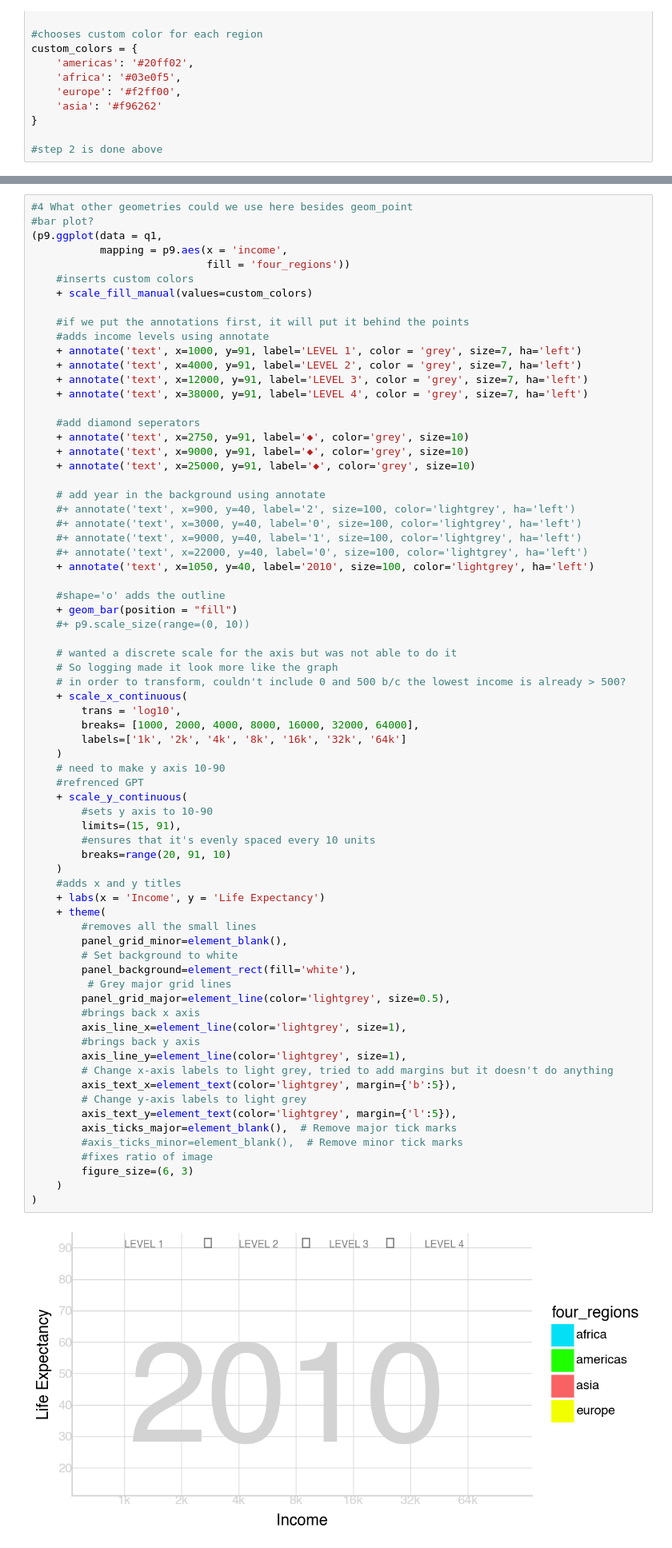
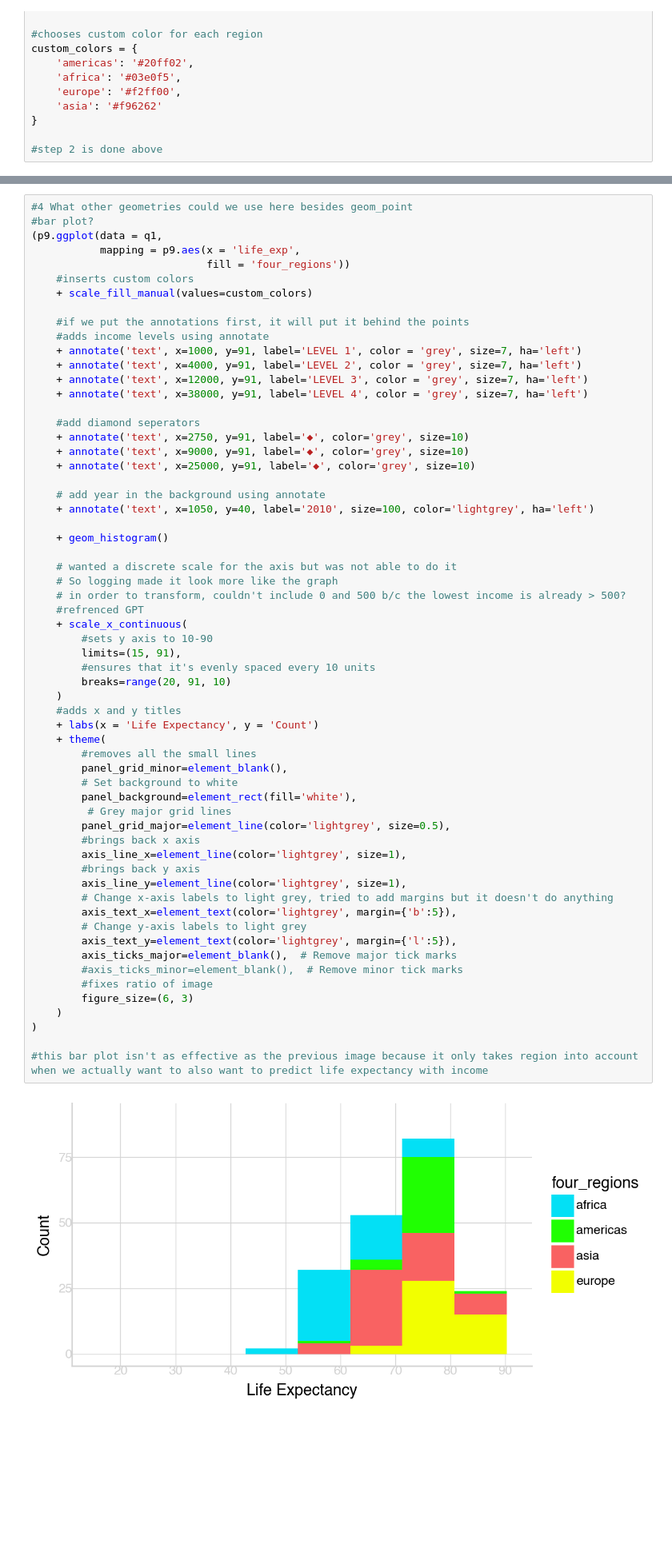
Before and after one commit to BLauf/GSB-544, a Jupyter notebook: labs/lab01/lab_01.ipynb, the cells around one changed output, grey strips where cells are left out. Shown: that part at 80% size. Drawn from its saved outputs; the diff is of its cells as text; blank space fills up the shorter version.

```diff
--- a/labs/lab01/lab_01.ipynb
+++ b/labs/lab01/lab_01.ipynb
@@ -136,7 +136,7 @@ custom_colors = {
 #4 What other geometries could we use here besides geom_point
 #bar plot?
 (p9.ggplot(data = q1,
-           mapping = p9.aes(x = 'income',
+           mapping = p9.aes(x = 'life_exp',
                             fill = 'four_regions'))
     #inserts custom colors
     + scale_fill_manual(values=custom_colors)
@@ -154,57 +154,47 @@ custom_colors = {
     + annotate('text', x=25000, y=91, label='◆', color='grey', size=10)
 
     # add year in the background using annotate
-    #+ annotate('text', x=900, y=40, label='2', size=100, color='lightgrey', ha='left')
-    #+ annotate('text', x=3000, y=40, label='0', size=100, color='lightgrey', ha='left')
-    #+ annotate('text', x=9000, y=40, label='1', size=100, color='lightgrey', ha='left')
-    #+ annotate('text', x=22000, y=40, label='0', size=100, color='lightgrey', ha='left')
     + annotate('text', x=1050, y=40, label='2010', size=100, color='lightgrey', ha='left')
 
-    #shape='o' adds the outline
-    + geom_bar(position = "fill")
-    #+ p9.scale_size(range=(0, 10))
+    + geom_histogram()
 
     # wanted a discrete scale for the axis but was not able to do it
     # So logging made it look more like the graph
     # in order to transform, couldn't include 0 and 500 b/c the lowest income is already > 500?
+    #refrenced GPT
     + scale_x_continuous(
-        trans = 'log10',
-        breaks= [1000, 2000, 4000, 8000, 16000, 32000, 64000],
-        labels=['1k', '2k', '4k', '8k', '16k', '32k', '64k']
-    )
-    # need to make y axis 10-90
-    #refrenced GPT
-    + scale_y_continuous(
         #sets y axis to 10-90
         limits=(15, 91),
         #ensures that it's evenly spaced every 10 units
         breaks=range(20, 91, 10)
     )
     #adds x and y titles
-    + labs(x = 'Income', y = 'Life Expectancy')
+    + labs(x = 'Life Expectancy', y = 'Count')
     + theme(
         #removes all the small lines
         panel_grid_minor=element_blank(),
         # Set background to white
         panel_background=element_rect(fill='white'),
          # Grey major grid lines
         panel_grid_major=element_line(color='lightgrey', size=0.5),
         #brings back x axis
         axis_line_x=element_line(color='lightgrey', size=1),
         #brings back y axis
         axis_line_y=element_line(color='lightgrey', size=1),
         # Change x-axis labels to light grey, tried to add margins but it doesn't do anything
         axis_text_x=element_text(color='lightgrey', margin={'b':5}),
         # Change y-axis labels to light grey
         axis_text_y=element_text(color='lightgrey', margin={'l':5}),
         axis_ticks_major=element_blank(),  # Remove major tick marks
         #axis_ticks_minor=element_blank(),  # Remove minor tick marks
         #fixes ratio of image
         figure_size=(6, 3)
     )
 )
+
+#this bar plot isn't as effective as the previous image because it only takes region into account when we actually want to also want to predict life expectancy with income
 # %% [output]
-[figure, old version]
+[figure, new version]
 # %% [markdown]
 **Task 2**
 
```
Also changed, not shown: parts of 3 cells of this notebook.
